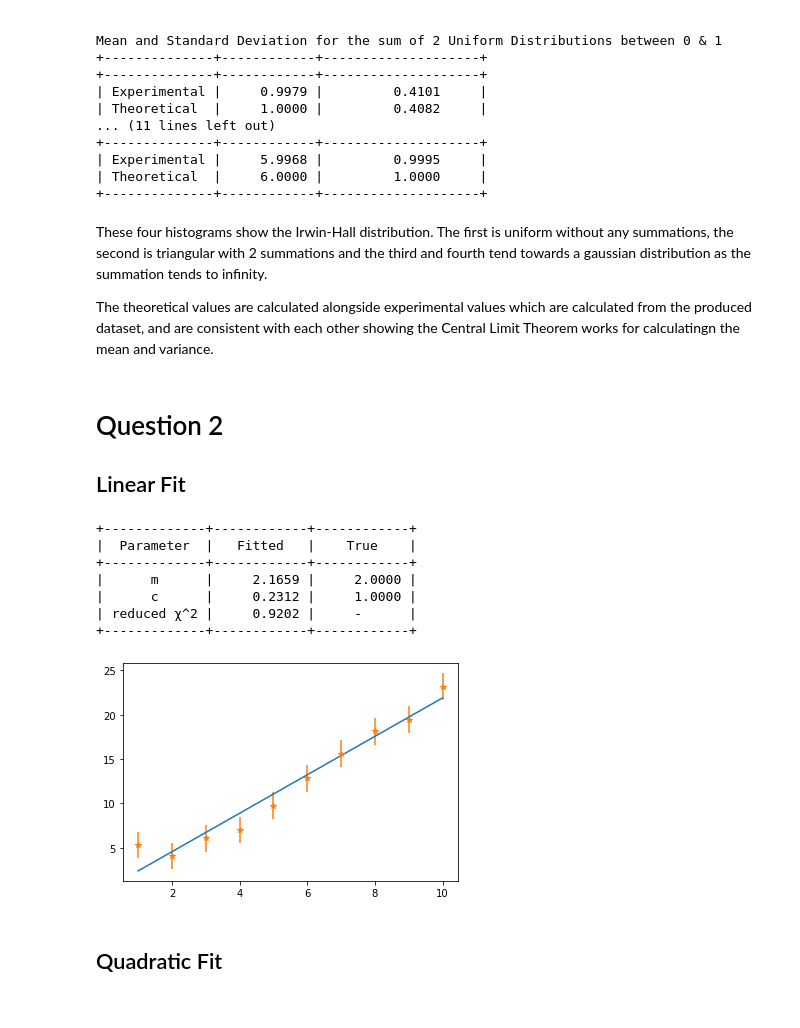
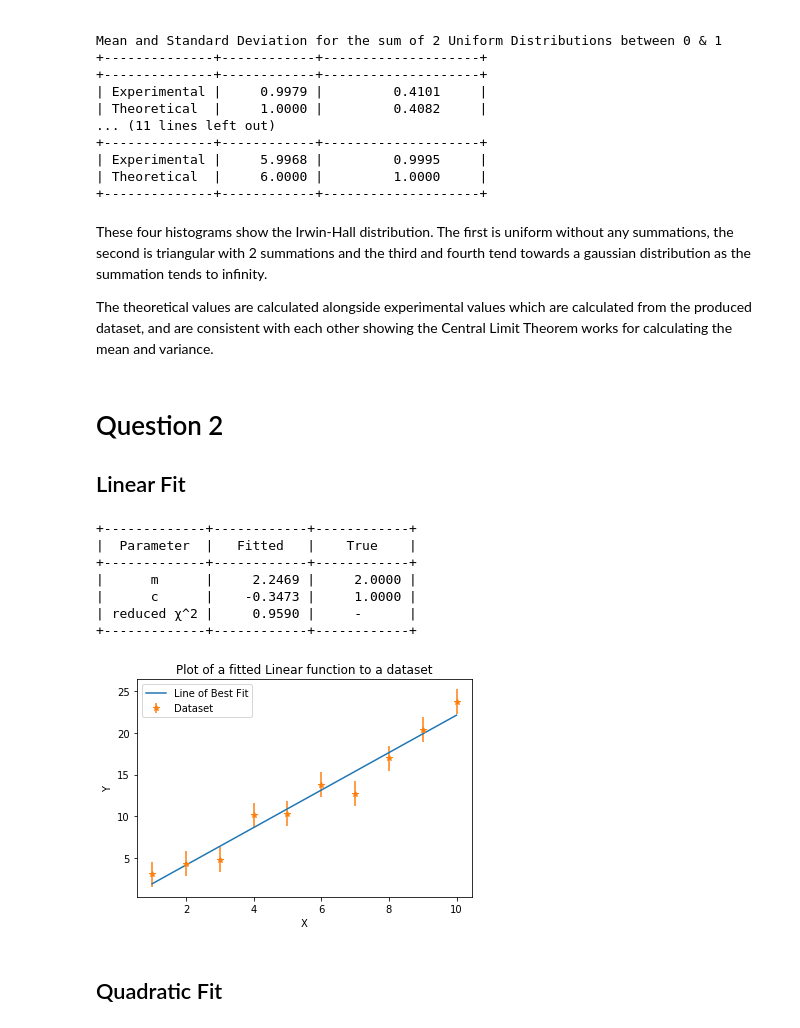
Before and after one commit to JamesPeters98/Stats-Workshops, a Jupyter notebook: Workshop 3/Notebook.ipynb, the cells around one changed output. Drawn from its saved outputs; the diff is of its cells as text; code cells hidden in the pictures.

```diff
--- a/Workshop 3/Notebook.ipynb
+++ b/Workshop 3/Notebook.ipynb
@@ -101,7 +101,7 @@ Mean and Standard Deviation for the sum of 2 Uniform Distributions between 0 & 1
 # %% [markdown]
 These four histograms show the Irwin-Hall distribution. The first is uniform without any summations, the second is triangular with 2 summations and the third and fourth tend towards a gaussian distribution as the summation tends to infinity.
 
-The theoretical values are calculated alongside experimental values which are calculated from the produced dataset, and are consistent with each other showing the Central Limit Theorem works for calculatingn the mean and variance.
+The theoretical values are calculated alongside experimental values which are calculated from the produced dataset, and are consistent with each other showing the Central Limit Theorem works for calculating the mean and variance.
 # %% [markdown]
 # Question 2
 
@@ -125,39 +125,42 @@ y = y_true + y_err*norm.rvs(size=n) # add a random error to each point: this is
 
 m_fit = 0. # first guess of m
 c_fit = 0. # first guess of c
 
 # use curve_fit to fit the data to the function provided
 # and optmise to the closest set of parameters
 # input is the function to be fitted, x,y,sigma for data and the first guess values of the parameters
 # output is: popt = best solution, pcov = covariance matrix
 popt, pcov = curve_fit(linear_model,x,y,sigma=y_err,p0=[m_fit,c_fit])
 (m_fit,c_fit) = popt
 
 # cacluate the chi2 = sum ((y_data - y_fit)/y_err)**2
 chi2 = np.sum( ((y-linear_model(x,m_fit,c_fit))/y_err)**2 )
 rchi2 = chi2/(n-2)
 
 table = PrettyTable(['Parameter','Fitted','True'])
 table.add_row(["m","{0:10.4f}".format(m_fit),"{0:10.4f}".format(m)])
 table.add_row(["c","{0:10.4f}".format(c_fit),"{0:10.4f}".format(c)])
 table.add_row(["reduced \u03C7^2","{0:10.4f}".format(rchi2),"-"])
 print(table)
 
 # plot data and fitted line
 xplot = np.linspace(1,10,100) # 100 points equally spaced from 0 to 10
 yplot = linear_model(xplot,m_fit,c_fit)
-plt.plot(xplot,yplot)
-plt.errorbar(x,y,y_err,fmt='*')
+plt.plot(xplot,yplot, label="Line of Best Fit")
+plt.errorbar(x,y,y_err,fmt='*', label="Dataset")
+plt.xlabel("X"); plt.ylabel("Y")
+plt.title("Plot of a fitted Linear function to a dataset")
+plt.legend()
 plt.show()
 # %% [output]
 +-------------+------------+------------+
 |  Parameter  |   Fitted   |    True    |
 +-------------+------------+------------+
-|      m      |     2.1659 |     2.0000 |
-|      c      |     0.2312 |     1.0000 |
-| reduced χ^2 |     0.9202 |     -      |
+|      m      |     2.2469 |     2.0000 |
+|      c      |    -0.3473 |     1.0000 |
+| reduced χ^2 |     0.9590 |     -      |
 +-------------+------------+------------+
-[figure, old version]
+[figure, new version]
 # %% [markdown]
 ## Quadratic Fit
 # %%
```
Also changed, not shown: parts of 2 cells of this notebook, 11 other files.
